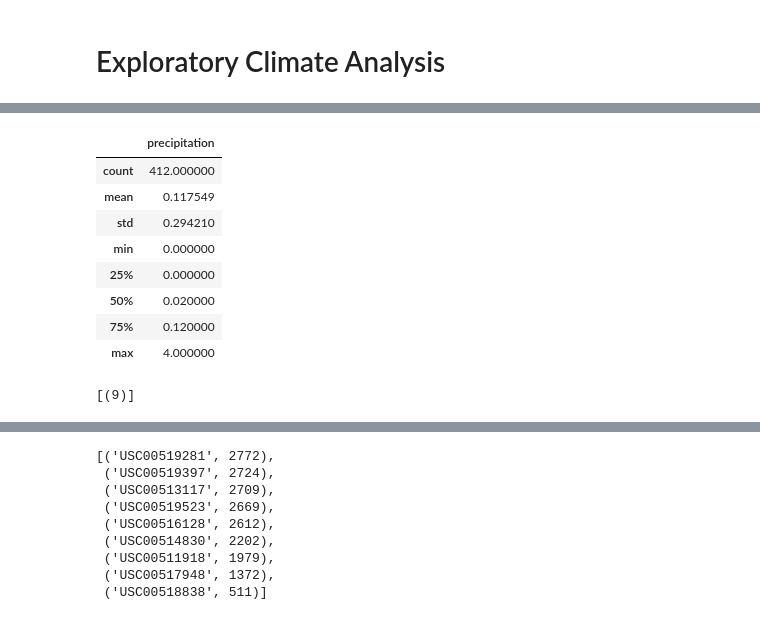
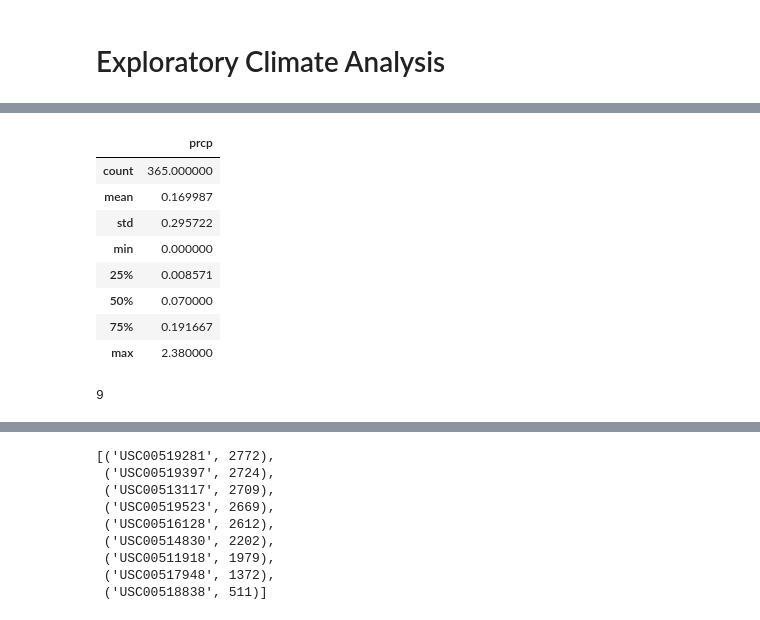
Before and after one commit to Carinananana/homework-11, a Jupyter notebook: climate_starter.ipynb, the cells around one changed output, grey strips where cells are left out. Drawn from its saved outputs; the diff is of its cells as text; code cells hidden in the pictures.

```diff
--- a/climate_starter.ipynb
+++ b/climate_starter.ipynb
@@ -56,0 +46,4 @@ session.query
+# %%
+# Calculate the date 1 year ago from lastday
+firstdate=str(int(lastdate[0:4])-1) + lastdate[4:]
+firstdate
@@ -56,0 +52,10 @@ session.query
+# %%
+# Perform a query to retrieve the data and precipitation scores
+result = session.query(Measurement.date, func.avg(Measurement.prcp))\
+.filter(Measurement.date > firstdate)\
+.order_by(Measurement.date)\
+.group_by(Measurement.date).all()
+# %%
+# Save the query results as a Pandas DataFrame and set the index to the date column
+df = pd.DataFrame(result, columns=['date','prcp'])
+df.head()
@@ -56,0 +69,5 @@ session.query
+# %%
+# Sort the dataframe by date
+df['date'] = pd.to_datetime(df['date'],format="%Y-%m-%d")
+df.set_index('date',inplace=True)
+df.head()
@@ -57,16 +90,18 @@ session.query
 # %%
 # Use Pandas to calcualte the summary statistics for the precipitation data
+df.describe()
 # %% [output]
-|  | precipitation |
-| count | 412.000000 |
-| mean | 0.117549 |
-| std | 0.294210 |
+|  | prcp |
+| count | 365.000000 |
+| mean | 0.169987 |
+| std | 0.295722 |
 | min | 0.000000 |
-| 25% | 0.000000 |
-| 50% | 0.020000 |
-| 75% | 0.120000 |
-| max | 4.000000 |
+| 25% | 0.008571 |
+| 50% | 0.070000 |
+| 75% | 0.191667 |
+| max | 2.380000 |
 # %%
 # How many stations are available in this dataset?
+session.query(Station).count()
 # %% [output]
-[(9)]
+9
```
Also changed, not shown: parts of 18 cells of this notebook.
